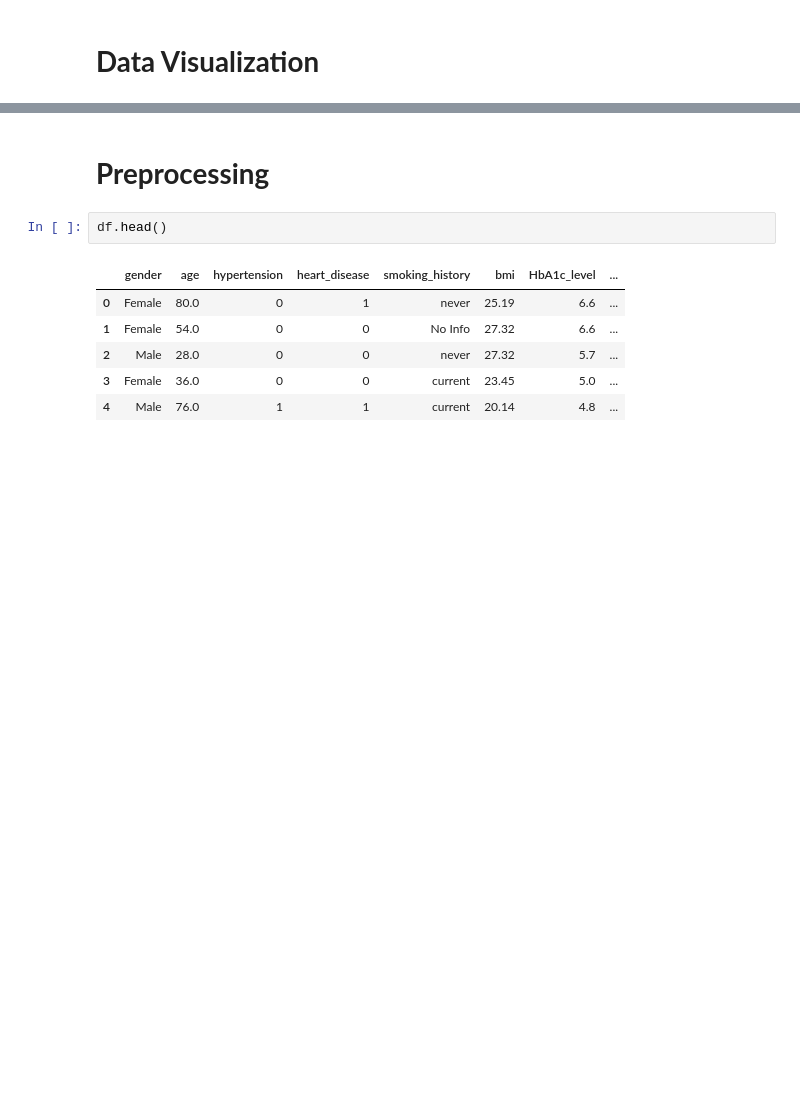
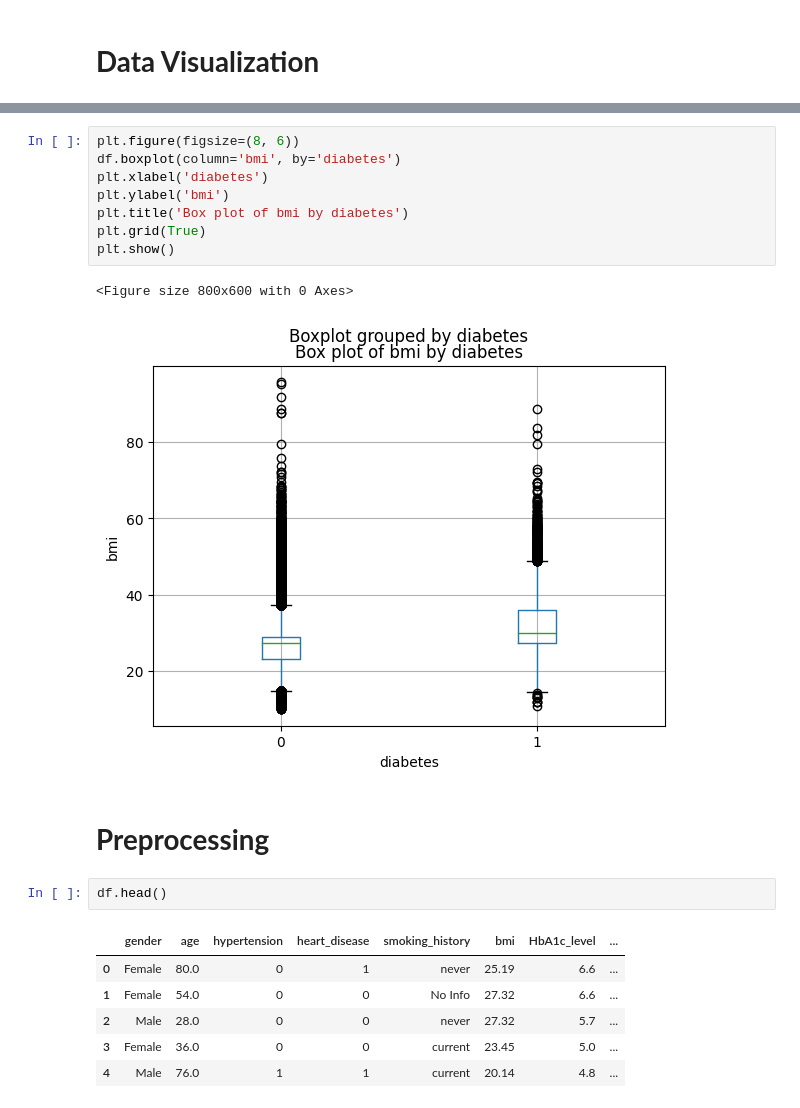
Before and after one commit to Lavan1999/Dataset-14_Diabetes_GradientBoostingClassifier, a Jupyter notebook: Diabetes_Predict_Analysis.ipynb, the cells around one changed output, grey strips where cells are left out. Drawn from its saved outputs; the diff is of its cells as text; blank space fills up the shorter version.

```diff
--- a/Diabetes_Predict_Analysis.ipynb
+++ b/Diabetes_Predict_Analysis.ipynb
@@ -298,3 +334,14 @@ The default value of numeric_only in DataFrame.corr is deprecated. In a future v
+# %%
+plt.figure(figsize=(8, 6))
+df.boxplot(column='bmi', by='diabetes')
+plt.xlabel('diabetes')
+plt.ylabel('bmi')
+plt.title('Box plot of bmi by diabetes')
+plt.grid(True)
+plt.show()
+# %% [output]
+<Figure size 800x600 with 0 Axes>
+[figure, added]
 # %% [markdown]
 # **Preprocessing**
 # %%
```
Also changed, not shown: parts of 12 cells of this notebook.
